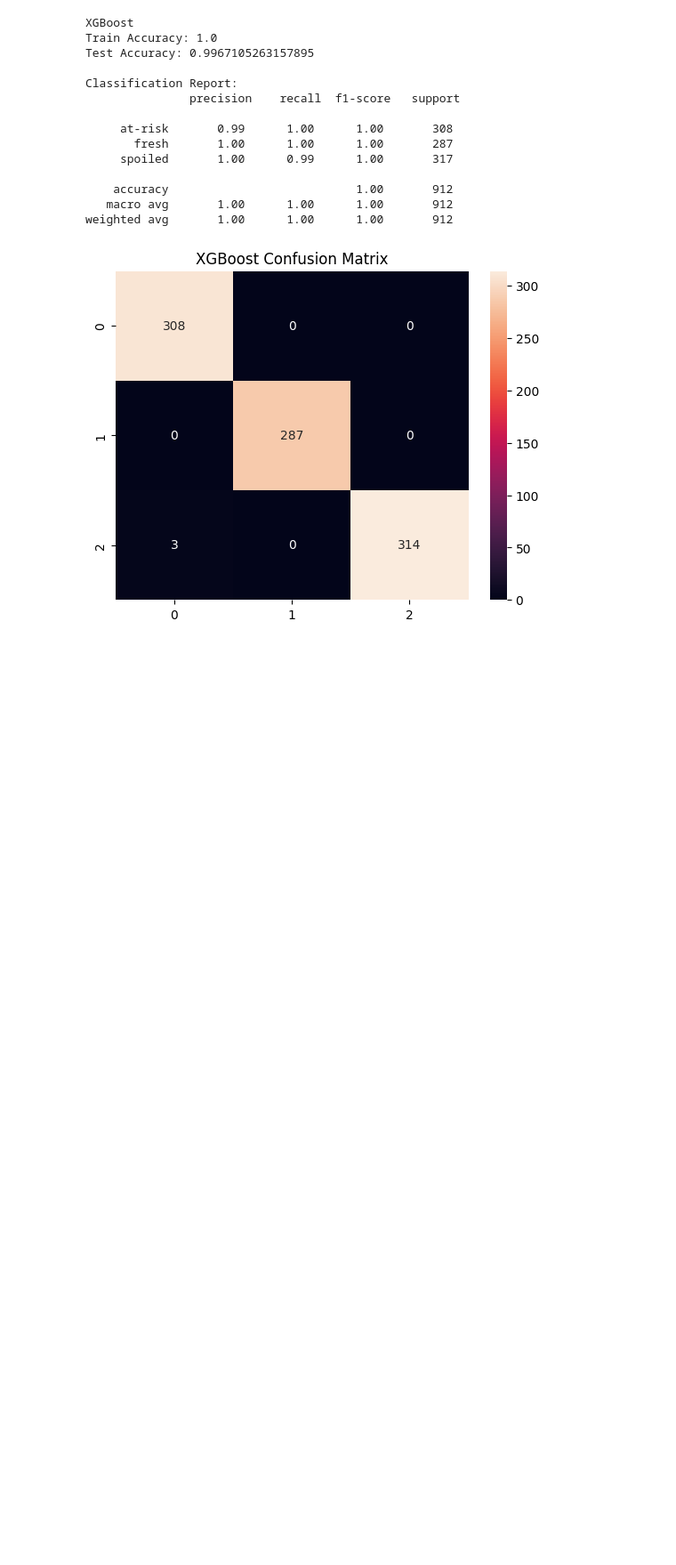
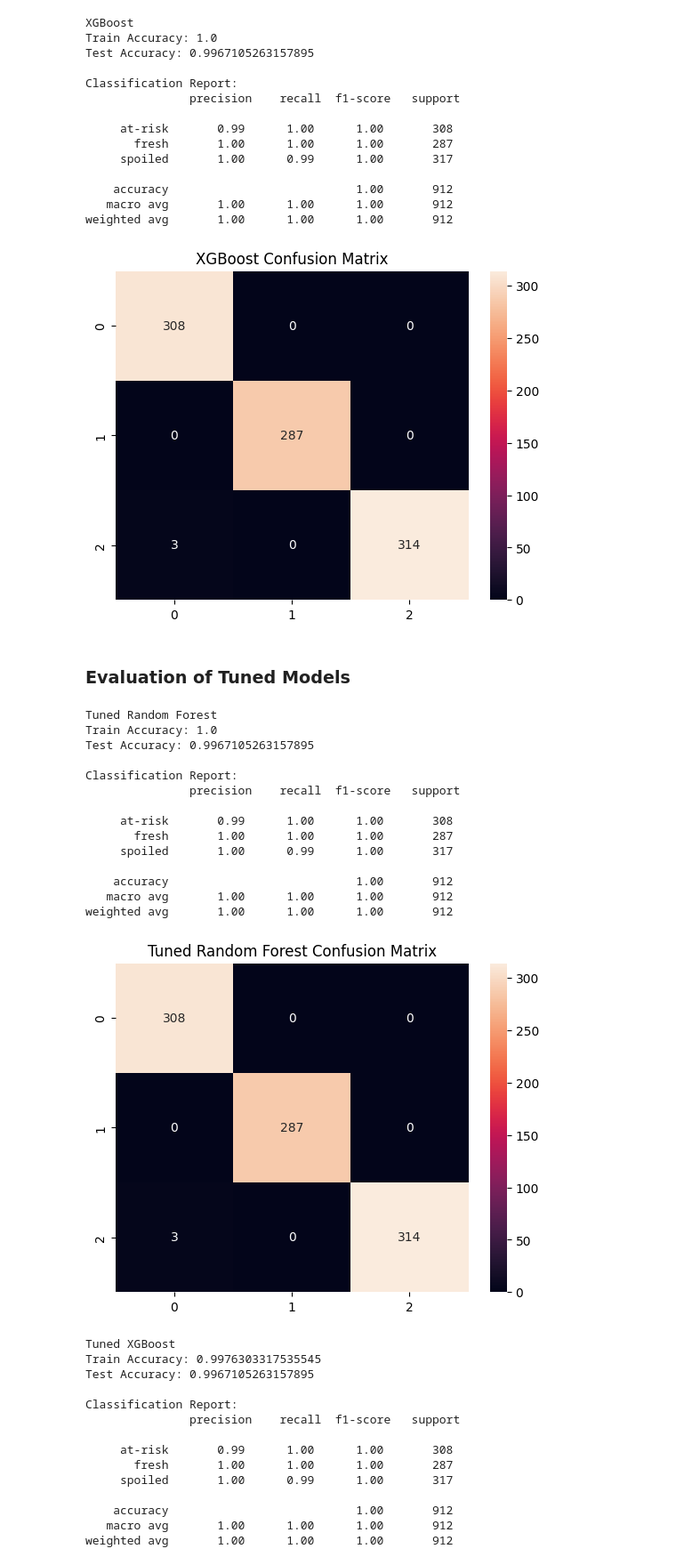
Before and after one commit to SiyumiJayawardhane/freshsense-imagemodel, a Jupyter notebook: Food_Spoilage_Detection.ipynb, the cells around one changed output. Shown at 89% size. Cells and saved outputs as stored; diff of their text form; code cells hidden in the pictures; blank space fills up the shorter version.

Commit message:
Evaluation of Tuned Models

```diff
--- a/Food_Spoilage_Detection.ipynb
+++ b/Food_Spoilage_Detection.ipynb
@@ -480,3 +480,41 @@ Classification Report:
    macro avg       1.00      1.00      1.00       912
 weighted avg       1.00      1.00      1.00       912
 [figure]
+# %% [markdown]
+### Evaluation of Tuned Models
+# %%
+# Evaluate the Random Forest model with optimized hyperparameters
+evaluate(best_rf_model, "Tuned Random Forest")
+
+# Evaluate the XGBoost model with optimized hyperparameters
+evaluate(best_xgb_model, "Tuned XGBoost")
+# %% [output]
+Tuned Random Forest
+Train Accuracy: 1.0
+Test Accuracy: 0.9967105263157895
+
+Classification Report:
+               precision    recall  f1-score   support
+
+     at-risk       0.99      1.00      1.00       308
+       fresh       1.00      1.00      1.00       287
+     spoiled       1.00      0.99      1.00       317
+
+    accuracy                           1.00       912
+   macro avg       1.00      1.00      1.00       912
+weighted avg       1.00      1.00      1.00       912
+[figure, added]
+Tuned XGBoost
+Train Accuracy: 0.9976303317535545
+Test Accuracy: 0.9967105263157895
+
+Classification Report:
+               precision    recall  f1-score   support
+
+     at-risk       0.99      1.00      1.00       308
+       fresh       1.00      1.00      1.00       287
+     spoiled       1.00      0.99      1.00       317
+
+    accuracy                           1.00       912
+   macro avg       1.00      1.00      1.00       912
+weighted avg       1.00      1.00      1.00       912
```
Also changed, not shown: parts of 1 cell of this notebook.
